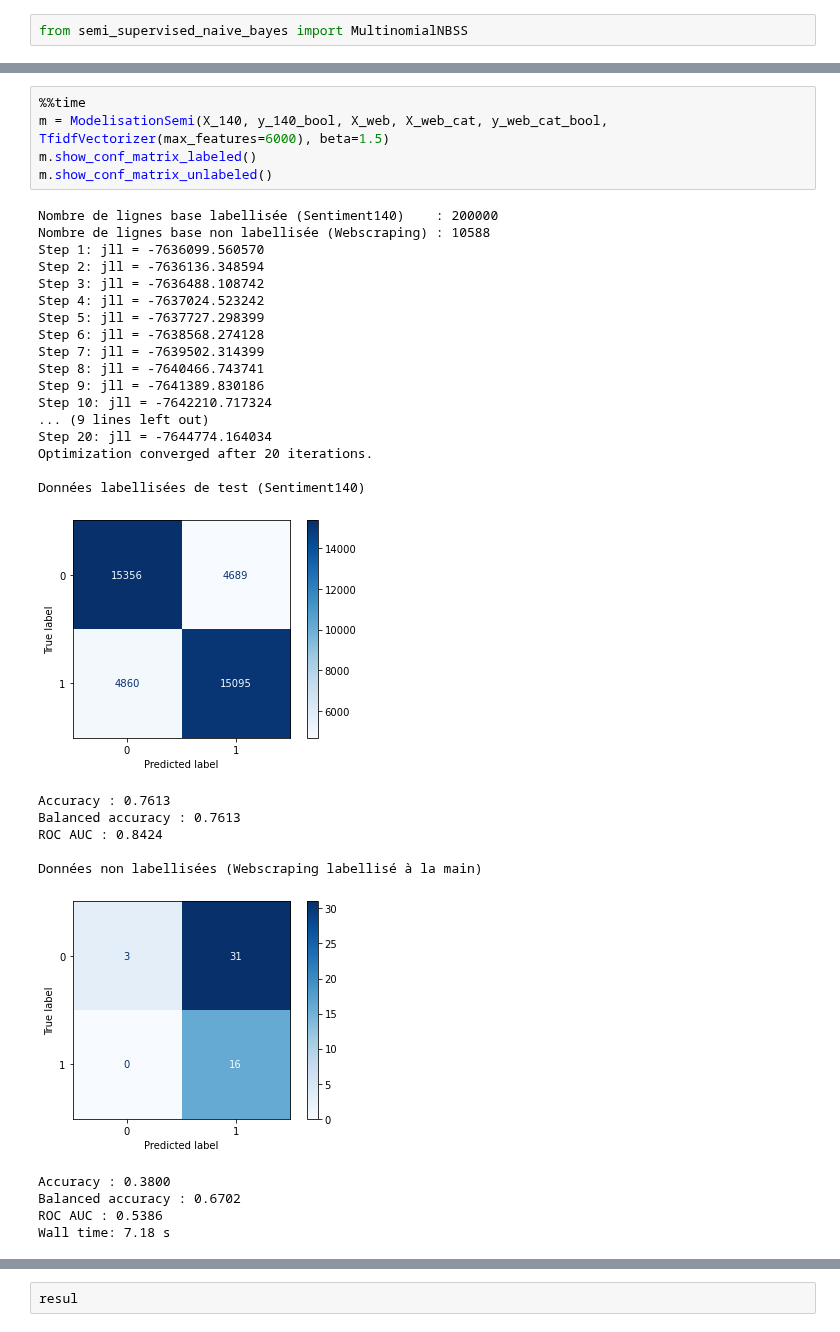
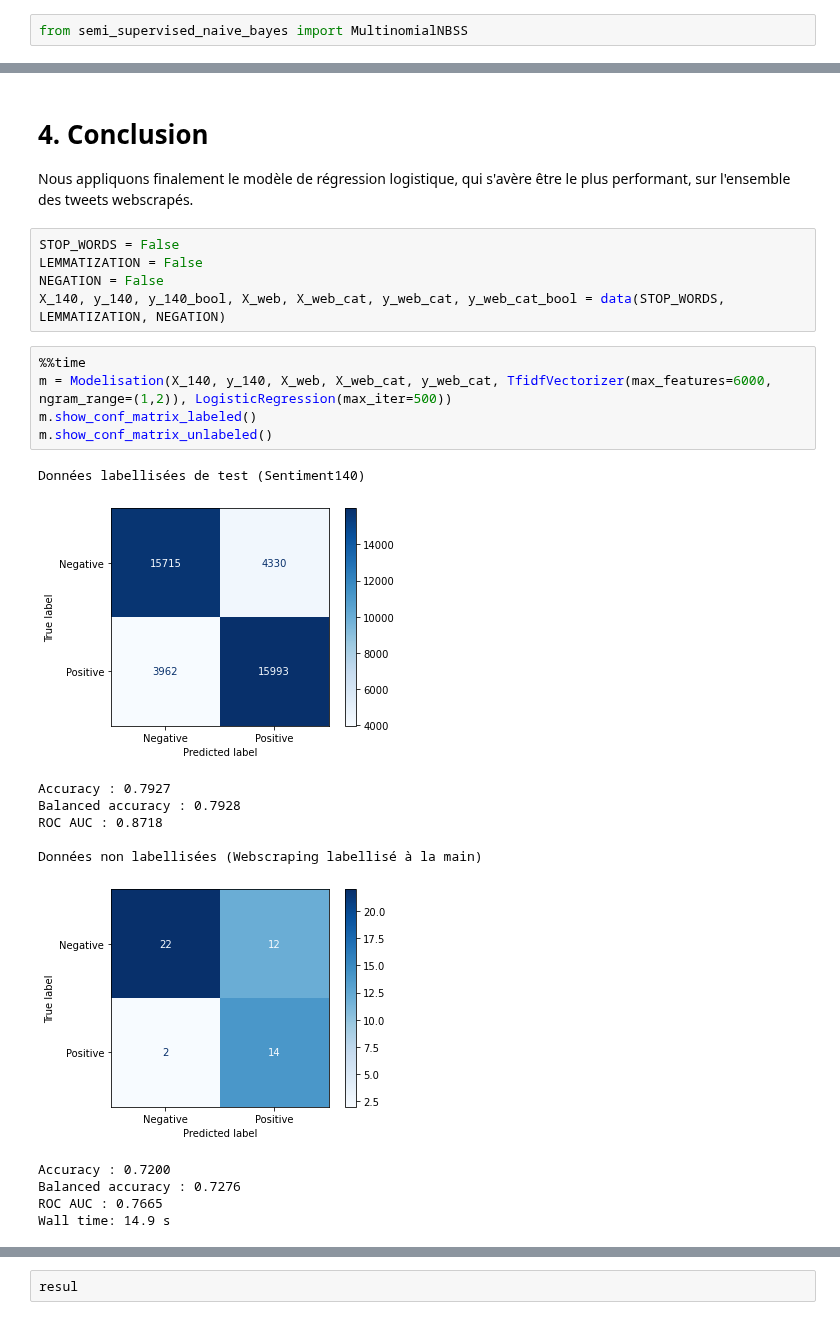
Before and after one commit to baptiste-pasquier/data_2A, a Jupyter notebook: model-semi.ipynb, the cells around one changed output, grey strips where cells are left out. Saved outputs shown, nothing was run; the diff lists cells and outputs as text.

Commit message:
correction data

```diff
--- a/model-semi.ipynb
+++ b/model-semi.ipynb
@@ -515,34 +622,27 @@ Wall time: 6.62 s
+# %% [markdown]
+# 4. Conclusion
+
+Nous appliquons finalement le modèle de régression logistique, qui s'avère être le plus performant, sur l'ensemble des tweets webscrapés.
+# %%
+STOP_WORDS = False
+LEMMATIZATION = False
+NEGATION = False
+X_140, y_140, y_140_bool, X_web, X_web_cat, y_web_cat, y_web_cat_bool = data(STOP_WORDS, LEMMATIZATION, NEGATION)
 # %%
 %%time
-m = ModelisationSemi(X_140, y_140_bool, X_web, X_web_cat, y_web_cat_bool, TfidfVectorizer(max_features=6000), beta=1.5)
+m = Modelisation(X_140, y_140, X_web, X_web_cat, y_web_cat, TfidfVectorizer(max_features=6000, ngram_range=(1,2)), LogisticRegression(max_iter=500))
 m.show_conf_matrix_labeled()
 m.show_conf_matrix_unlabeled()
 # %% [output]
-Nombre de lignes base labellisée (Sentiment140)    : 200000
-Nombre de lignes base non labellisée (Webscraping) : 10588
-Step 1: jll = -7636099.560570
-Step 2: jll = -7636136.348594
-Step 3: jll = -7636488.108742
-Step 4: jll = -7637024.523242
-Step 5: jll = -7637727.298399
-Step 6: jll = -7638568.274128
-Step 7: jll = -7639502.314399
-Step 8: jll = -7640466.743741
-Step 9: jll = -7641389.830186
-Step 10: jll = -7642210.717324
-... (9 lines left out)
-Step 20: jll = -7644774.164034
-Optimization converged after 20 iterations.
-
 Données labellisées de test (Sentiment140)
-[figure, old version]
+[figure, new version]
-Accuracy : 0.7613
-Balanced accuracy : 0.7613
-ROC AUC : 0.8424
+Accuracy : 0.7927
+Balanced accuracy : 0.7928
+ROC AUC : 0.8718
 
 Données non labellisées (Webscraping labellisé à la main)
-[figure, old version]
+[figure, new version]
-Accuracy : 0.3800
-Balanced accuracy : 0.6702
-ROC AUC : 0.5386
-Wall time: 7.18 s
+Accuracy : 0.7200
+Balanced accuracy : 0.7276
+ROC AUC : 0.7665
+Wall time: 14.9 s
```
Also changed, not shown: parts of 34 cells of this notebook.
